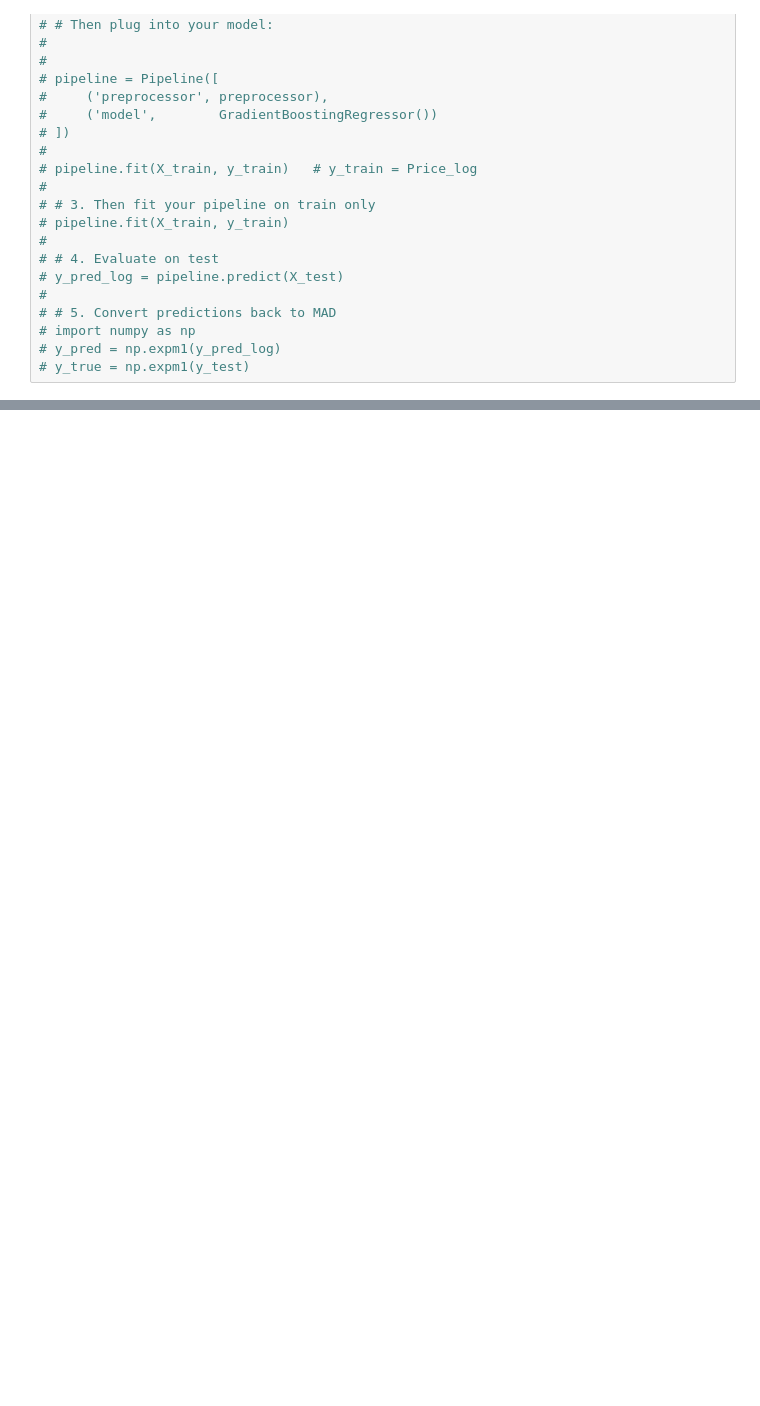
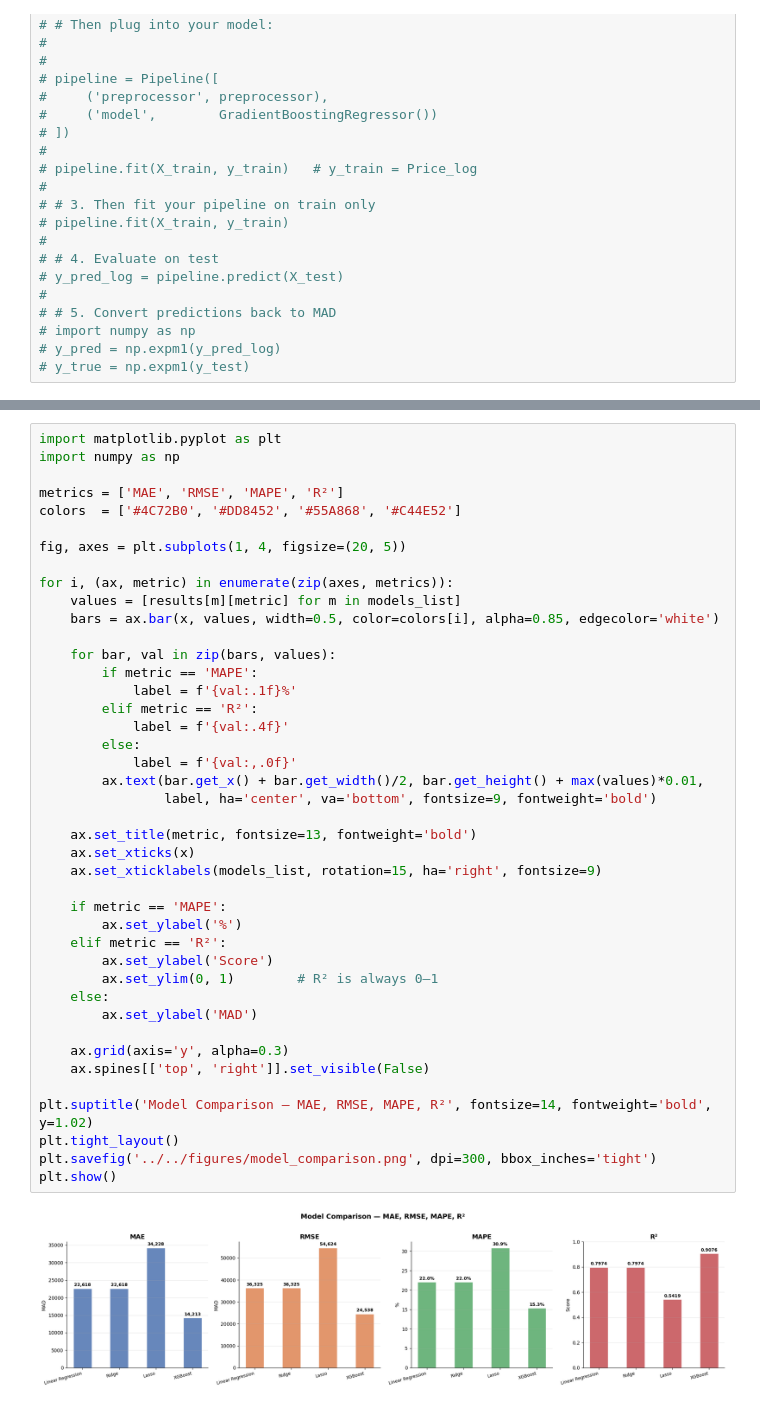
Before and after one commit to ahmed-bahlaoui/used_cars_dataset, a Jupyter notebook: preprocessing/notebooks/train_model.ipynb, the cells around one changed output, grey strips where cells are left out. Saved outputs shown, nothing was run; the diff lists cells and outputs as text; blank space fills up the shorter version.

Commit message:
Improved on train model notebook and added model comparaison chart

```diff
--- a/preprocessing/notebooks/train_model.ipynb
+++ b/preprocessing/notebooks/train_model.ipynb
@@ -247,0 +261,44 @@ KeyboardInterrupt:
+# %%
+import matplotlib.pyplot as plt
+import numpy as np
+
+metrics = ['MAE', 'RMSE', 'MAPE', 'R²']
+colors  = ['#4C72B0', '#DD8452', '#55A868', '#C44E52']
+
+fig, axes = plt.subplots(1, 4, figsize=(20, 5))
+
+for i, (ax, metric) in enumerate(zip(axes, metrics)):
+    values = [results[m][metric] for m in models_list]
+    bars = ax.bar(x, values, width=0.5, color=colors[i], alpha=0.85, edgecolor='white')
+
+    for bar, val in zip(bars, values):
+        if metric == 'MAPE':
+            label = f'{val:.1f}%'
+        elif metric == 'R²':
+            label = f'{val:.4f}'
+        else:
+            label = f'{val:,.0f}'
+        ax.text(bar.get_x() + bar.get_width()/2, bar.get_height() + max(values)*0.01,
+                label, ha='center', va='bottom', fontsize=9, fontweight='bold')
+
+    ax.set_title(metric, fontsize=13, fontweight='bold')
+    ax.set_xticks(x)
+    ax.set_xticklabels(models_list, rotation=15, ha='right', fontsize=9)
+
+    if metric == 'MAPE':
+        ax.set_ylabel('%')
+    elif metric == 'R²':
+        ax.set_ylabel('Score')
+        ax.set_ylim(0, 1)        # R² is always 0–1
+    else:
+        ax.set_ylabel('MAD')
+
+    ax.grid(axis='y', alpha=0.3)
+    ax.spines[['top', 'right']].set_visible(False)
+
+plt.suptitle('Model Comparison — MAE, RMSE, MAPE, R²', fontsize=14, fontweight='bold', y=1.02)
+plt.tight_layout()
+plt.savefig('../../figures/model_comparison.png', dpi=300, bbox_inches='tight')
+plt.show()
+# %% [output]
+[figure, added]
```
Also changed, not shown: parts of 10 cells of this notebook, 2 other files.
